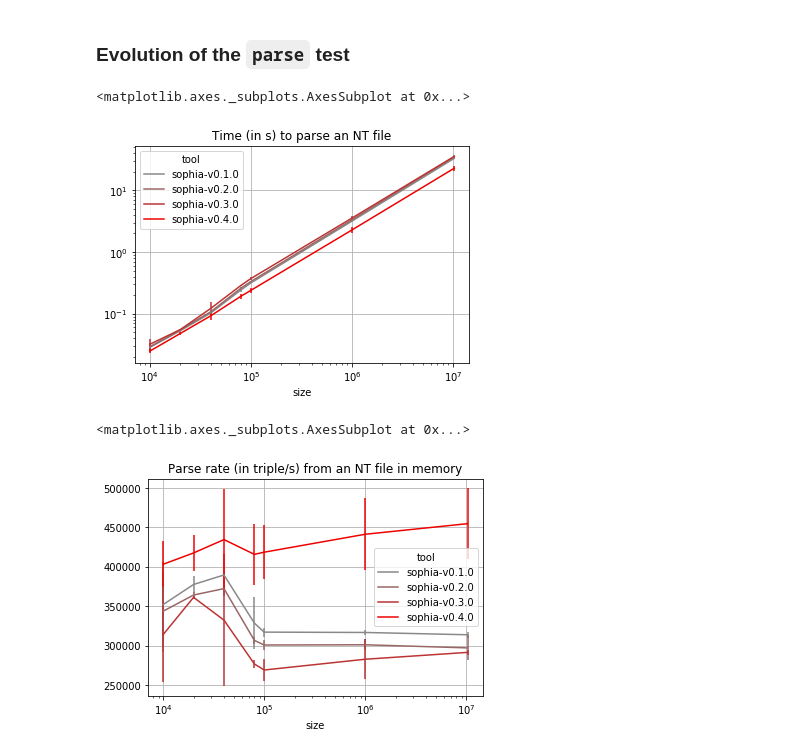
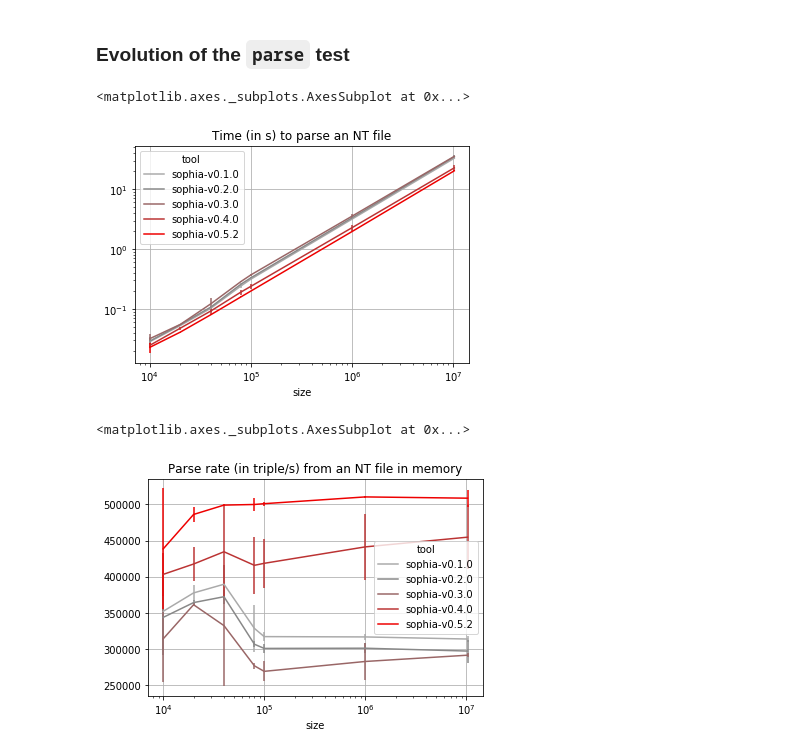
Before and after one commit to pchampin/sophia_benchmark, a Jupyter notebook: benchmark_results.ipynb, the cells around one changed output. Drawn from its saved outputs; the diff is of its cells as text; code cells hidden in the pictures.

Commit message:
upgraded test to sophia v0.4.0
also made some improvements to notebooks

```diff
--- a/benchmark_results.ipynb
+++ b/benchmark_results.ipynb
@@ -64,11 +65,13 @@ The following graphs compare different versions of Sophia:
 
 ### Evolution of the `query` test
 # %%
-VERSIONS = [
-   "sophia-v0.1.0",
-   "sophia-v0.2.0",
-   "sophia-v0.3.0",
-   "sophia-v0.4.0",
-]
-plot_query_stats(load_data("query", *VERSIONS))
+VERSIONS = {
+    "sophia-v0.1.0": "#AAAAAA",
+    "sophia-v0.2.0": "#888888",
+    "sophia-v0.3.0": "#996666",
+    "sophia-v0.4.0": "#BB3333",
+    "sophia-v0.5.2": "#EE0000",
+}
+
+plot_query_stats(load_data("query", *VERSIONS), color_key=VERSIONS)
 # %% [output]
@@ -81,12 +84,12 @@ plot_query_stats(load_data("query", *VERSIONS))
 ### Evolution of the `parse` test
 # %%
 data = load_data("parse", *VERSIONS)
-my_plot(data, "t_parse", loglog=True, title="Time (in s) to parse an NT file")
+my_plot(data, "t_parse", loglog=True, title="Time (in s) to parse an NT file", color_key=VERSIONS)
 # %% [output]
 <matplotlib.axes._subplots.AxesSubplot at 0x...>
-[figure, old version]
+[figure, new version]
 # %%
-my_plot(data, "r_parse", title="Parse rate (in triple/s) from an NT file in memory", logx=True)
+my_plot(data, "r_parse", title="Parse rate (in triple/s) from an NT file in memory", logx=True, color_key=VERSIONS)
 # %% [output]
 <matplotlib.axes._subplots.AxesSubplot at 0x...>
-[figure, old version]
+[figure, new version]
```
Also changed, not shown: parts of 5 cells of this notebook, 8 other files.
